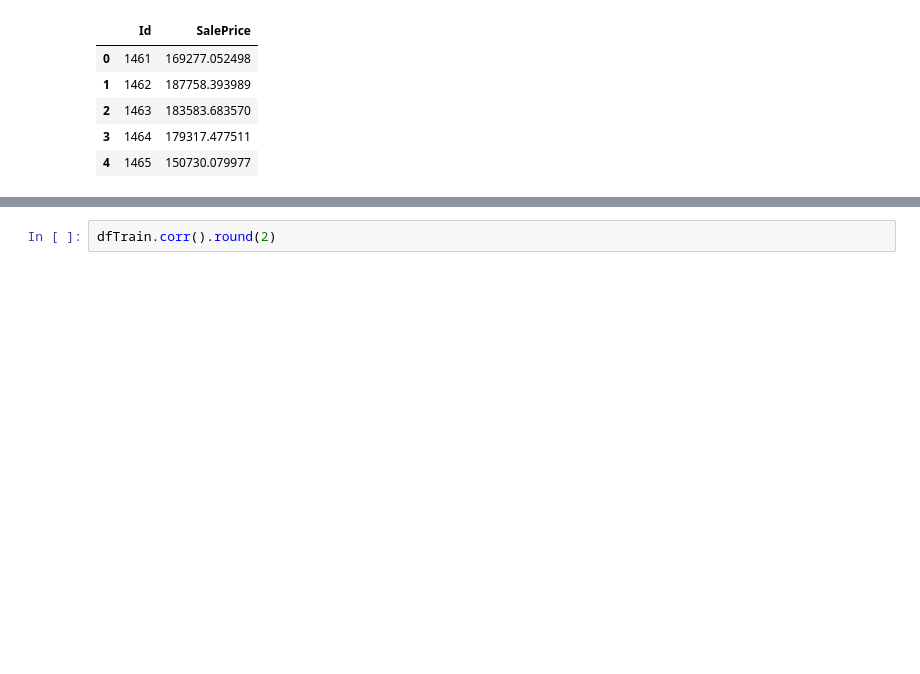
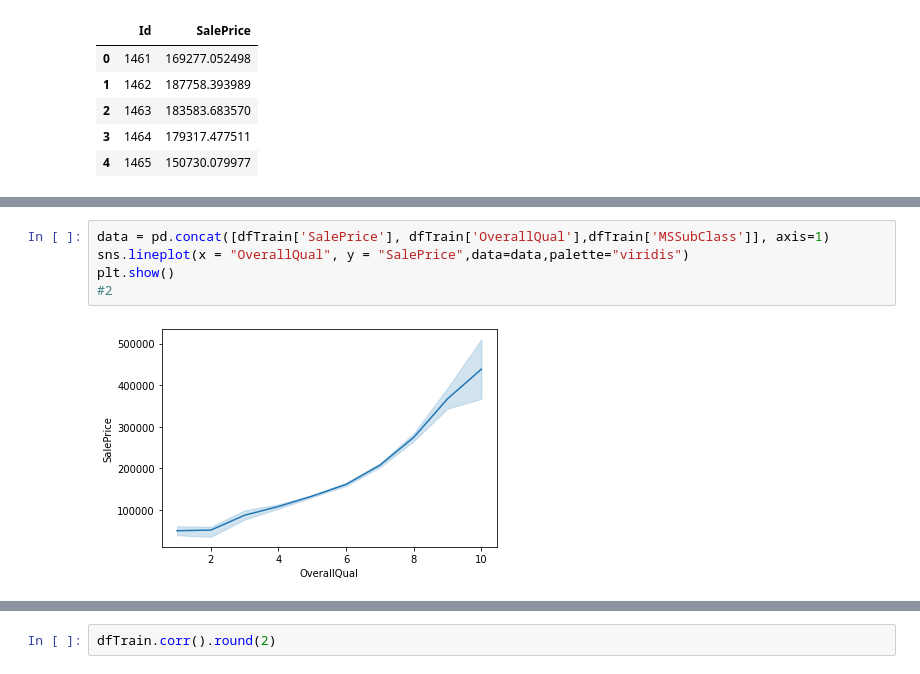
Before and after one commit to CSC345DSLoveYou/HousePrice_DSLoveyou, a Jupyter notebook: HousePrices_DSLoveYou.ipynb, the cells around one changed output, grey strips where cells are left out. Drawn from its saved outputs; the diff is of its cells as text; blank space fills up the shorter version.

```diff
--- a/HousePrices_DSLoveYou.ipynb
+++ b/HousePrices_DSLoveYou.ipynb
@@ -94,2 +111,9 @@ pg.corr(x=data['LotArea'], y=data['SalePrice'])
+# %%
+data = pd.concat([dfTrain['SalePrice'], dfTrain['OverallQual'],dfTrain['MSSubClass']], axis=1)
+sns.lineplot(x = "OverallQual", y = "SalePrice",data=data,palette="viridis")
+plt.show()
+#2
+# %% [output]
+[figure, added]
 # %%
 data = pd.concat([dfTrain['SalePrice'], dfTrain['OverallQual'],dfTrain['MSSubClass']], axis=1)
```
Also changed, not shown: parts of 14 cells of this notebook.
